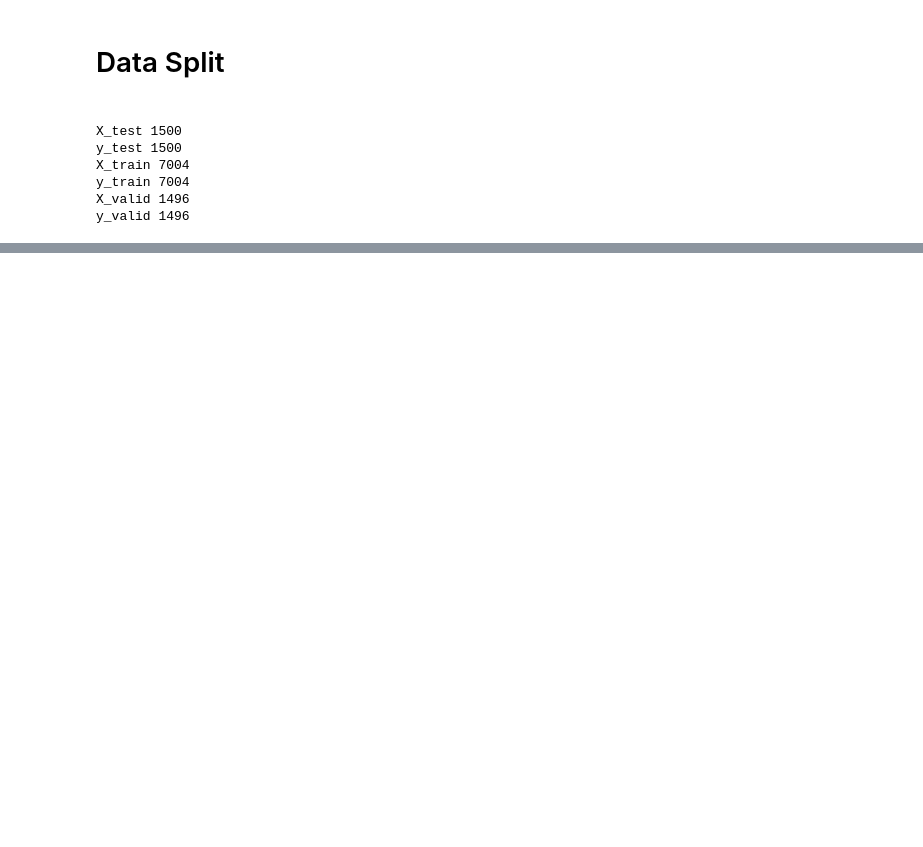
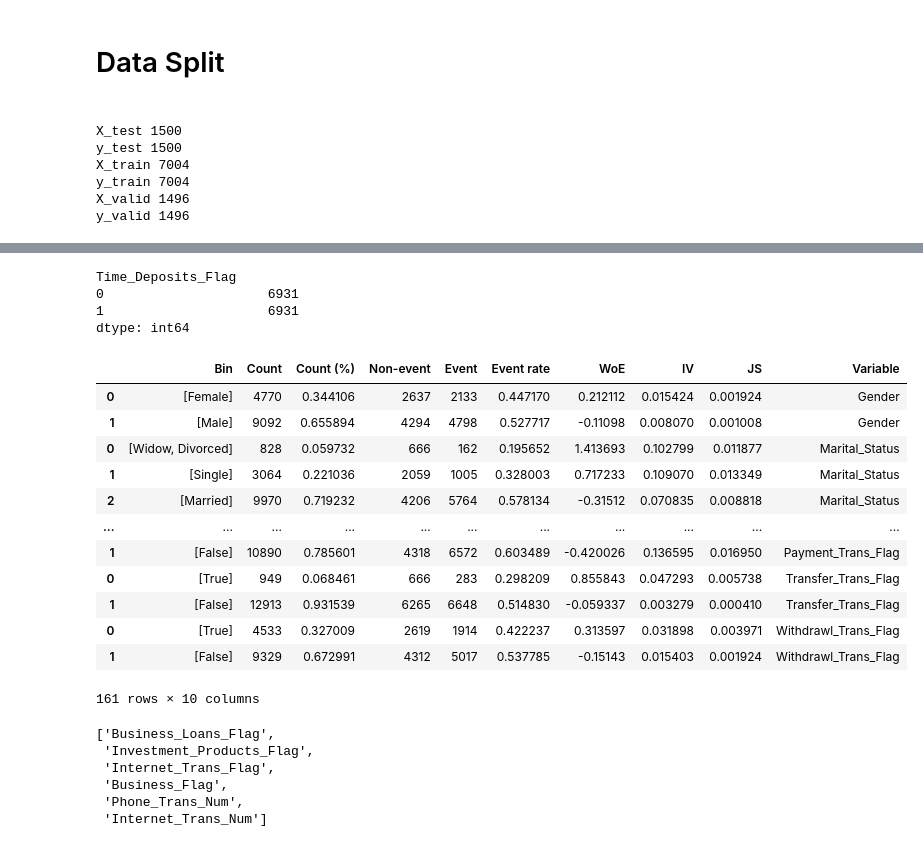
Before and after one commit to Doll03/4IZ480, a Jupyter notebook: Code/notebook.ipynb, the cells around one changed output, grey strips where cells are left out. Cells and saved outputs as stored; diff of their text form; code cells hidden in the pictures; blank space fills up the shorter version.

```diff
--- a/Code/notebook.ipynb
+++ b/Code/notebook.ipynb
@@ -258,0 +342,57 @@ y_valid 1496
+# %%
+#samotnej oversampling, k-near neighbours is 5 by default
+smotenc = SMOTENC(random_state=seed, categorical_features=cat_index)
+X_respl, y_respl = smotenc.fit_resample(X_train, pd.DataFrame(y_train))
+# %%
+y_respl.value_counts()
+# %% [output]
+Time_Deposits_Flag
+0                     6931
+1                     6931
+dtype: int64
+# %%
+y_respl = y_respl["Time_Deposits_Flag"]
+# %%
+#Defining the binning process
+bn = BinningProcess(list(X_respl.columns), categorical_variables = cat_v_list)
+bn.fit(X_respl, y_respl)
+
+#Transform
+X_train_binned = bn.transform(X_respl, metric="woe")
+X_valid_binned = bn.transform(X_valid, metric="woe")
+X_test_binned = bn.transform(X_test, metric="woe")
+
+#Storing
+woe_bins = pd.DataFrame()
+for i in X_train_binned.columns:
+    var = bn.get_binned_variable(i).binning_table.build()
+    var = var[(~var["Bin"].isin(["Special", "Missing"])) & (~var.index.isin(["Totals"]))]
+    var["Variable"] = i
+    woe_bins = pd.concat((woe_bins, var))
+# %%
+pd.reset_option("display.max_rows")
+# %%
+woe_bins
+# %% [output]
+|  | Bin | Count | Count (%) | Non-event | Event | Event rate | WoE | IV | JS | Variable |
+| 0 | [Female] | 4770 | 0.344106 | 2637 | 2133 | 0.447170 | 0.212112 | 0.015424 | 0.001924 | Gender |
+| 1 | [Male] | 9092 | 0.655894 | 4294 | 4798 | 0.527717 | -0.11098 | 0.008070 | 0.001008 | Gender |
+| 0 | [Widow, Divorced] | 828 | 0.059732 | 666 | 162 | 0.195652 | 1.413693 | 0.102799 | 0.011877 | Marital_Status |
+| 1 | [Single] | 3064 | 0.221036 | 2059 | 1005 | 0.328003 | 0.717233 | 0.109070 | 0.013349 | Marital_Status |
+| 2 | [Married] | 9970 | 0.719232 | 4206 | 5764 | 0.578134 | -0.31512 | 0.070835 | 0.008818 | Marital_Status |
+| ... | ... | ... | ... | ... | ... | ... | ... | ... | ... | ... |
+| 1 | [False] | 10890 | 0.785601 | 4318 | 6572 | 0.603489 | -0.420026 | 0.136595 | 0.016950 | Payment_Trans_Flag |
+| 0 | [True] | 949 | 0.068461 | 666 | 283 | 0.298209 | 0.855843 | 0.047293 | 0.005738 | Transfer_Trans_Flag |
+| 1 | [False] | 12913 | 0.931539 | 6265 | 6648 | 0.514830 | -0.059337 | 0.003279 | 0.000410 | Transfer_Trans_Flag |
+| 0 | [True] | 4533 | 0.327009 | 2619 | 1914 | 0.422237 | 0.313597 | 0.031898 | 0.003971 | Withdrawl_Trans_Flag |
+| 1 | [False] | 9329 | 0.672991 | 4312 | 5017 | 0.537785 | -0.15143 | 0.015403 | 0.001924 | Withdrawl_Trans_Flag |
+161 rows × 10 columns
+# %%
+list(pd.DataFrame(woe_bins["Variable"].value_counts()).query("Variable==1").index)
+# %% [output]
+['Business_Loans_Flag',
+ 'Investment_Products_Flag',
+ 'Internet_Trans_Flag',
+ 'Business_Flag',
+ 'Phone_Trans_Num',
+ 'Internet_Trans_Num']
```
Also changed, not shown: parts of 32 cells of this notebook.
